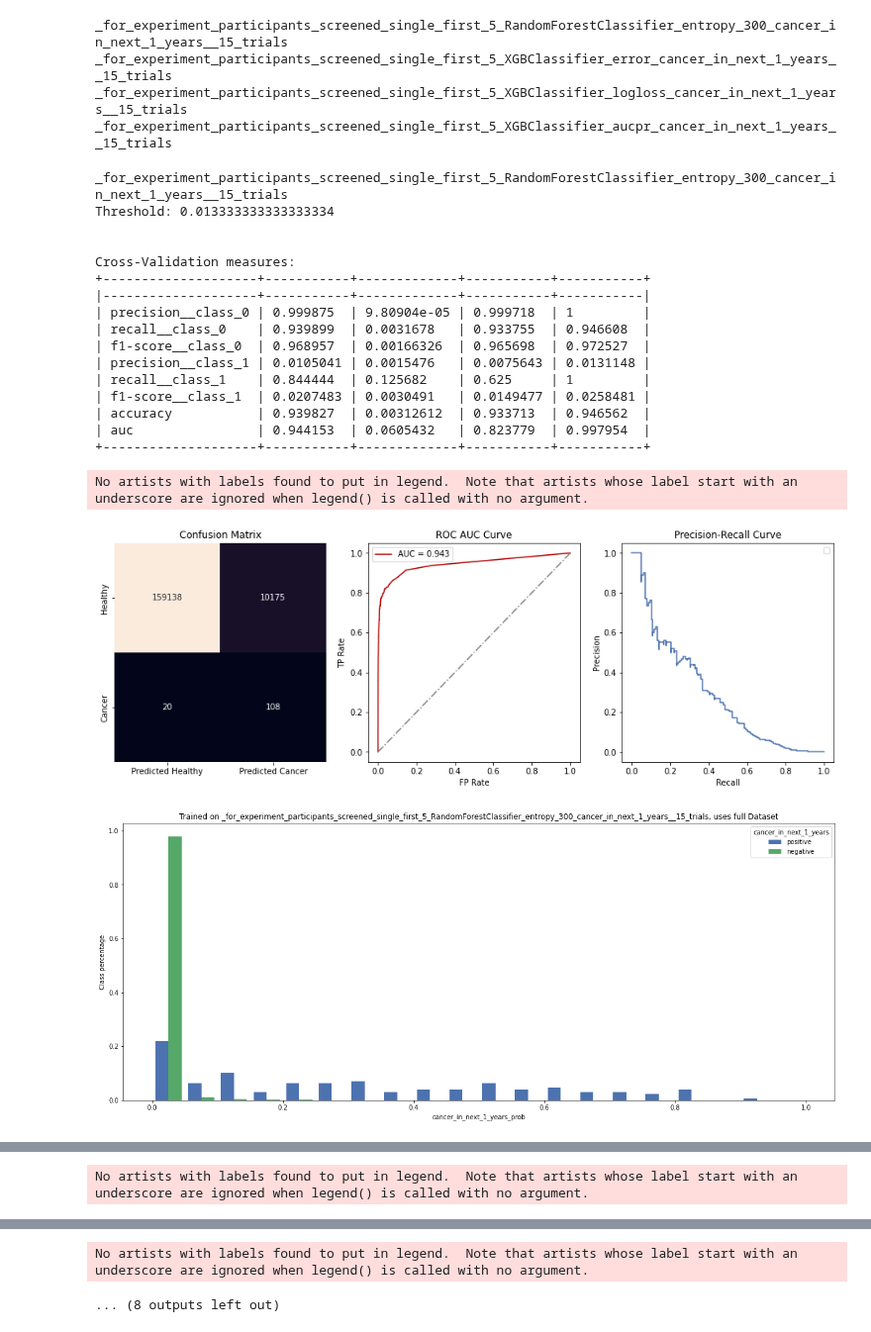
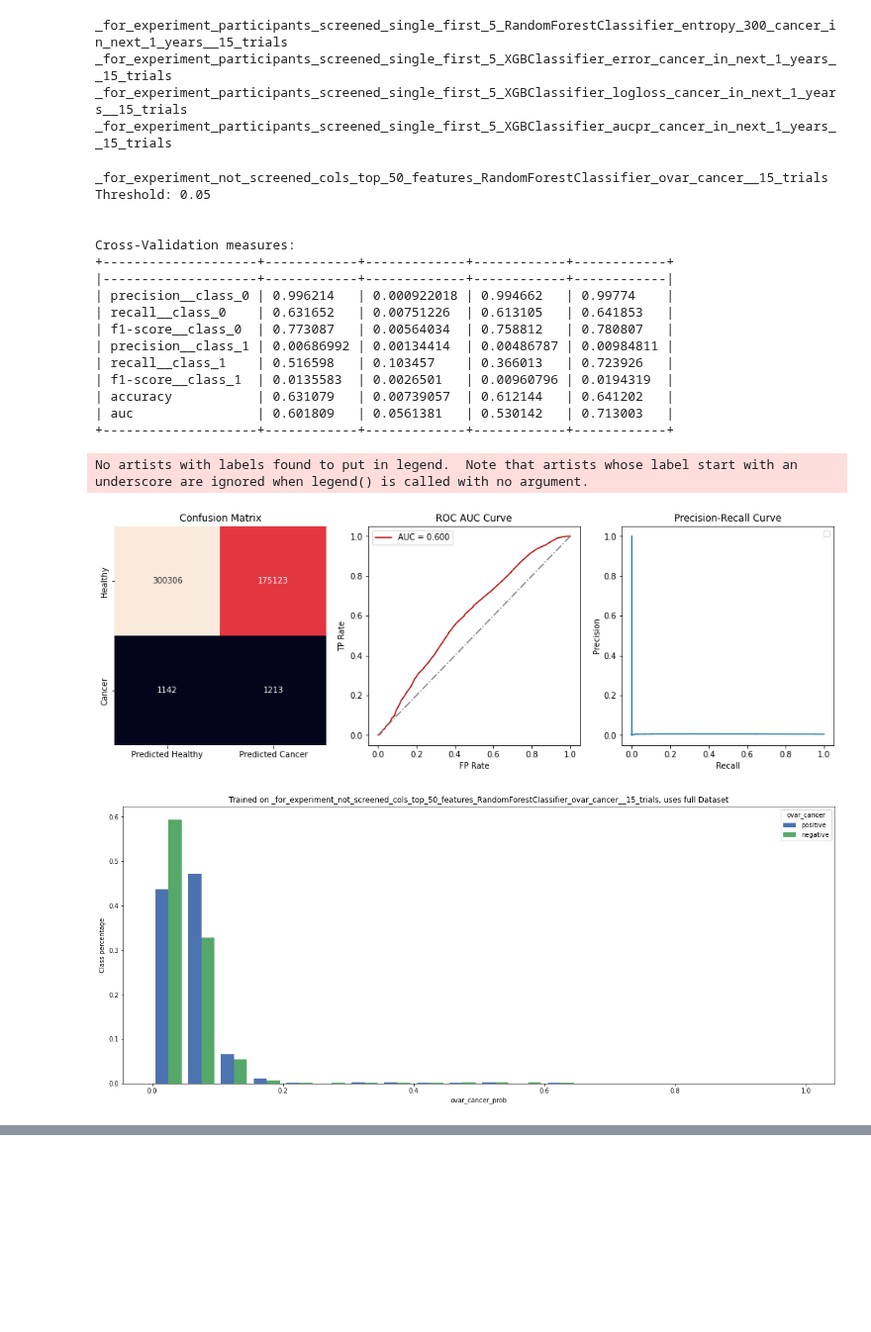
Before and after one commit to fedorenkood/ovarian_cancer_models, a Jupyter notebook: running_tests_threshold.ipynb, the cells around one changed output, grey strips where cells are left out. Shown at 99% size. Cells and saved outputs as stored; diff of their text form; code cells hidden in the pictures; blank space fills up the shorter version.

```diff
--- a/running_tests_threshold.ipynb
+++ b/running_tests_threshold.ipynb
@@ -127,44 +93,46 @@ _for_experiment_participants_screened_single_first_5_RandomForestClassifier_entr
 _for_experiment_participants_screened_single_first_5_XGBClassifier_error_cancer_in_next_1_years__15_trials
 _for_experiment_participants_screened_single_first_5_XGBClassifier_logloss_cancer_in_next_1_years__15_trials
 _for_experiment_participants_screened_single_first_5_XGBClassifier_aucpr_cancer_in_next_1_years__15_trials
+# %%
+filesuffixes = ['_for_experiment_not_screened_cols_top_50_features_RandomForestClassifier_ovar_cancer__15_trials']
 # %%
 for filesuffix in filesuffixes:
     cv_analytics_util = CvAnalyticsUtil.load_cv_analytics_utils(filesuffix)
     print(filesuffix)
     cv_analytics_utils[filesuffix] = cv_analytics_util
     threshold = cv_analytics_util.get_optimal_operating_point()
     print(f"Threshold: {threshold}")
     cv_analytics_util.update_thresholds(threshold)
     cv_analytics_util.get_cv_report();
     cv_analytics_util.display_graph()
     label = cv_analytics_util.get_label()
-    full_dataset = get_dataset_with_predictions(cv_analytics_util, id_col = 'index', label = label)
+    full_dataset = cv_analytics_util.get_dataset_with_predictions()
     plot_hist_side_by_side_for_class(full_dataset, label, f'{label}_prob', normalize = True, title=f'Trained on {filesuffix}, uses full Dataset')
     dca_obj = dca(full_dataset, outcome=label, modelnames=[f'{label}_prob'], thresholds=np.arange(0.01, 0.5, 0.01))
     plot_graphs(
         plot_df=dca_obj,
         graph_type='net_benefit',
         y_limits=[-0.005, 0.005]
     )
     dca_obj.to_csv(f"./threshold_selection/dca_curve{filesuffix}.csv")
     get_per_thereshold_metrics(full_dataset, f'{label}_prob', label).to_csv(f"./threshold_selection/threshold_metrics{filesuffix}.csv")
 # %% [output]
-_for_experiment_participants_screened_single_first_5_RandomForestClassifier_entropy_300_cancer_in_next_1_years__15_trials
-Threshold: 0.013333333333333334
+_for_experiment_not_screened_cols_top_50_features_RandomForestClassifier_ovar_cancer__15_trials
+Threshold: 0.05
 
 
 Cross-Validation measures:
-+--------------------+-----------+-------------+-----------+-----------+
-|--------------------+-----------+-------------+-----------+-----------|
-| precision__class_0 | 0.999875  | 9.80904e-05 | 0.999718  | 1         |
-| recall__class_0    | 0.939899  | 0.0031678   | 0.933755  | 0.946608  |
-| f1-score__class_0  | 0.968957  | 0.00166326  | 0.965698  | 0.972527  |
-| precision__class_1 | 0.0105041 | 0.0015476   | 0.0075643 | 0.0131148 |
-| recall__class_1    | 0.844444  | 0.125682    | 0.625     | 1         |
-| f1-score__class_1  | 0.0207483 | 0.0030491   | 0.0149477 | 0.0258481 |
-| accuracy           | 0.939827  | 0.00312612  | 0.933713  | 0.946562  |
-| auc                | 0.944153  | 0.0605432   | 0.823779  | 0.997954  |
-+--------------------+-----------+-------------+-----------+-----------+
++--------------------+------------+-------------+------------+------------+
+|--------------------+------------+-------------+------------+------------|
+| precision__class_0 | 0.996214   | 0.000922018 | 0.994662   | 0.99774    |
+| recall__class_0    | 0.631652   | 0.00751226  | 0.613105   | 0.641853   |
+| f1-score__class_0  | 0.773087   | 0.00564034  | 0.758812   | 0.780807   |
+| precision__class_1 | 0.00686992 | 0.00134414  | 0.00486787 | 0.00984811 |
+| recall__class_1    | 0.516598   | 0.103457    | 0.366013   | 0.723926   |
+| f1-score__class_1  | 0.0135583  | 0.0026501   | 0.00960796 | 0.0194319  |
+| accuracy           | 0.631079   | 0.00739057  | 0.612144   | 0.641202   |
+| auc                | 0.601809   | 0.0561381   | 0.530142   | 0.713003   |
++--------------------+------------+-------------+------------+------------+
 No artists with labels found to put in legend.  Note that artists whose label start with an underscore are ignored when legend() is called with no argument.
-[figure, old version]
+[figure, new version]
-[figure, old version]
+[figure, new version]
@@ -188 +139,0 @@ Cross-Validation measures:
-No artists with labels found to put in legend.  Note that artists whose label start with an underscore are ignored when legend() is called with no argument.
@@ -208,5 +140,3 @@ Cross-Validation measures:
-No artists with labels found to put in legend.  Note that artists whose label start with an underscore are ignored when legend() is called with no argument.
-... (8 outputs left out)
 # %%
 threshold
 # %% [output]
```
Also changed, not shown: parts of 9 cells of this notebook, 9 other files.
